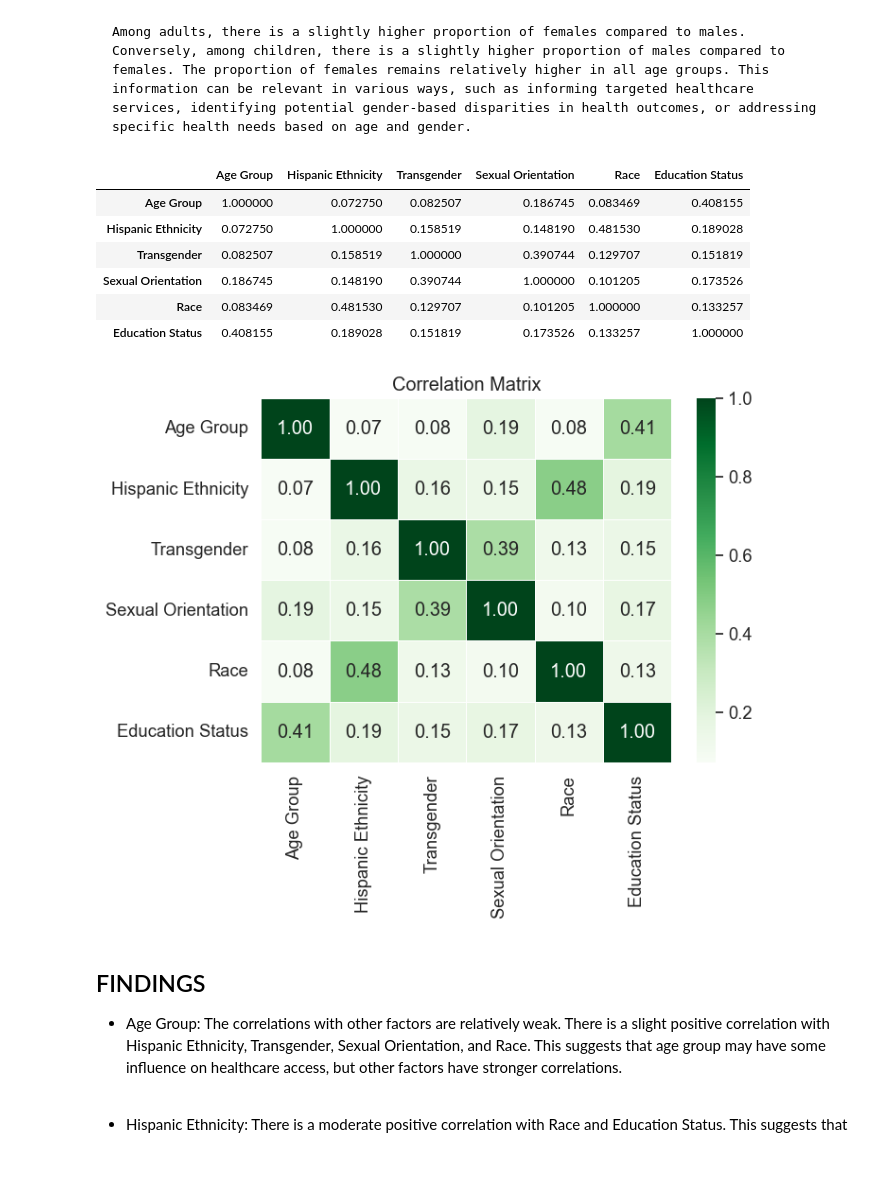
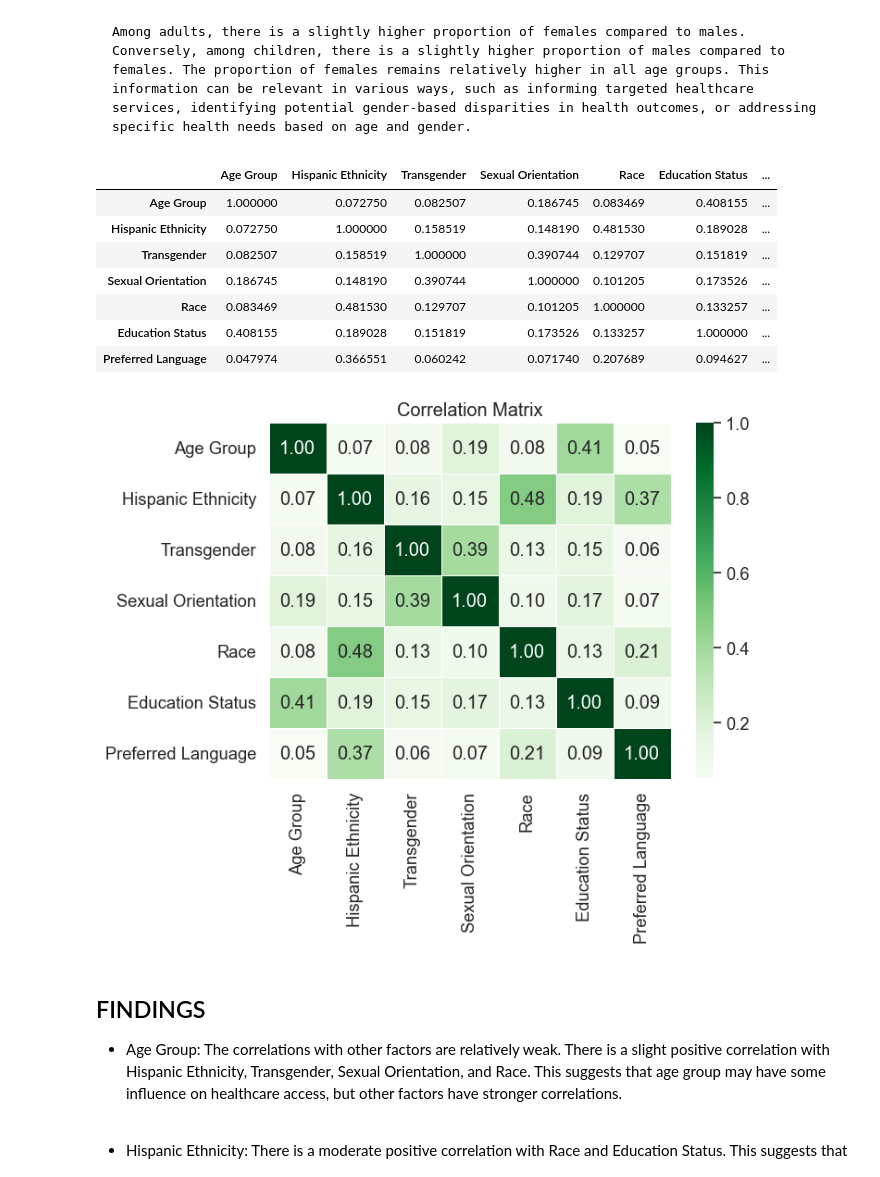
Before and after one commit to TheaClarisseDelosSantos/IT-BA-3204-EquiHealth, a Jupyter notebook: PatientDemographics.ipynb, the cells around one changed output. Saved outputs shown, nothing was run; the diff lists cells and outputs as text; code cells hidden in the pictures.

```diff
--- a/PatientDemographics.ipynb
+++ b/PatientDemographics.ipynb
@@ -366,37 +366,39 @@ plt.show()
 # %% [markdown]
     Among adults, there is a slightly higher proportion of females compared to males. Conversely, among children, there is a slightly higher proportion of males compared to females. The proportion of females remains relatively higher in all age groups. This information can be relevant in various ways, such as informing targeted healthcare services, identifying potential gender-based disparities in health outcomes, or addressing specific health needs based on age and gender.
 # %%
-columns_corr = ['Age Group', 'Hispanic Ethnicity', 'Transgender', 'Sexual Orientation', 'Race', 'Education Status']
+columns_corr = ['Age Group', 'Hispanic Ethnicity', 'Transgender', 'Sexual Orientation', 'Race', 'Education Status', 'Preferred Language']
+
 subset_df = df2[columns_corr]
 corr_matrix = pd.DataFrame(index=columns_corr, columns=columns_corr)
 
 for col1 in columns_corr:
     for col2 in columns_corr:
         contingency_table = pd.crosstab(subset_df[col1], subset_df[col2])
         chi2, _, _, _ = chi2_contingency(contingency_table)
         num_rows = contingency_table.shape[0]
         num_cols = contingency_table.shape[1]
         cramer_v = np.sqrt(chi2 / (subset_df.shape[0] * min(num_rows - 1, num_cols - 1)))
         corr_matrix.loc[col1, col2] = cramer_v
 
 corr_matrix = corr_matrix.astype(float)
 
 plt.figure(figsize=(7, 5))
 sns.heatmap(corr_matrix, annot=True, cmap='Greens', fmt='.2f', linewidths=0.5)
 plt.title('Correlation Matrix')
 
 display(corr_matrix)
 
 plt.show()
 # %% [output]
-|  | Age Group | Hispanic Ethnicity | Transgender | Sexual Orientation | Race | Education Status |
-| Age Group | 1.000000 | 0.072750 | 0.082507 | 0.186745 | 0.083469 | 0.408155 |
-| Hispanic Ethnicity | 0.072750 | 1.000000 | 0.158519 | 0.148190 | 0.481530 | 0.189028 |
-| Transgender | 0.082507 | 0.158519 | 1.000000 | 0.390744 | 0.129707 | 0.151819 |
-| Sexual Orientation | 0.186745 | 0.148190 | 0.390744 | 1.000000 | 0.101205 | 0.173526 |
-| Race | 0.083469 | 0.481530 | 0.129707 | 0.101205 | 1.000000 | 0.133257 |
-| Education Status | 0.408155 | 0.189028 | 0.151819 | 0.173526 | 0.133257 | 1.000000 |
+|  | Age Group | Hispanic Ethnicity | Transgender | Sexual Orientation | Race | Education Status | ... |
+| Age Group | 1.000000 | 0.072750 | 0.082507 | 0.186745 | 0.083469 | 0.408155 | ... |
+| Hispanic Ethnicity | 0.072750 | 1.000000 | 0.158519 | 0.148190 | 0.481530 | 0.189028 | ... |
+| Transgender | 0.082507 | 0.158519 | 1.000000 | 0.390744 | 0.129707 | 0.151819 | ... |
+| Sexual Orientation | 0.186745 | 0.148190 | 0.390744 | 1.000000 | 0.101205 | 0.173526 | ... |
+| Race | 0.083469 | 0.481530 | 0.129707 | 0.101205 | 1.000000 | 0.133257 | ... |
+| Education Status | 0.408155 | 0.189028 | 0.151819 | 0.173526 | 0.133257 | 1.000000 | ... |
+| Preferred Language | 0.047974 | 0.366551 | 0.060242 | 0.071740 | 0.207689 | 0.094627 | ... |
-[figure, old version]
+[figure, new version]
 # %% [markdown]
 ## FINDINGS
 
```
Also changed, not shown: parts of 1 cell of this notebook.
